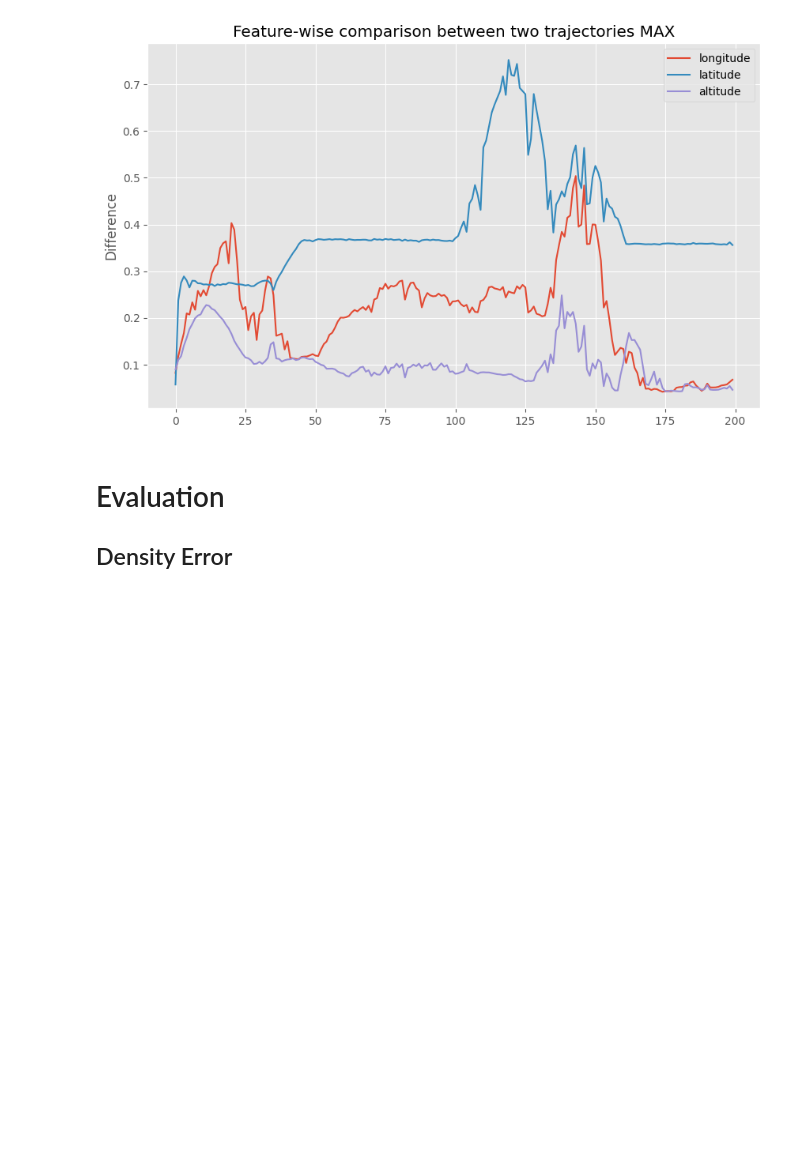
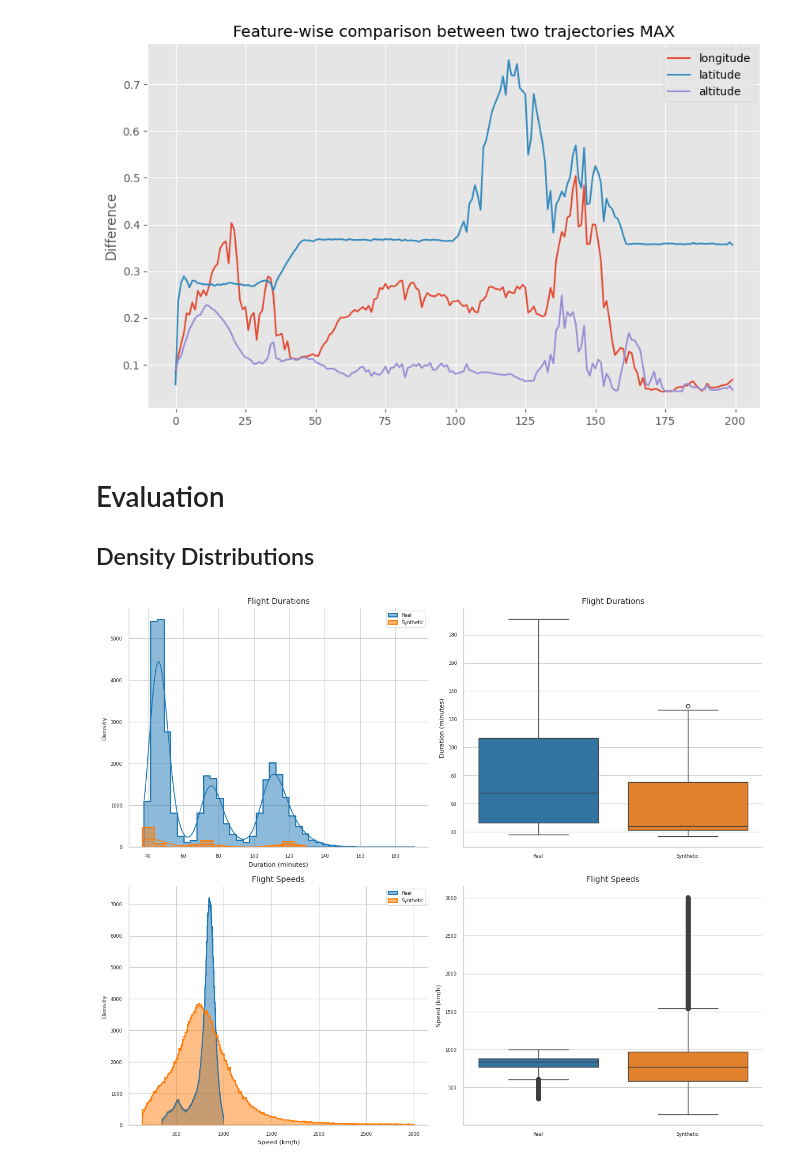
Before and after one commit to SynthAIr/DM_FM_Trajectories, a Jupyter notebook: src/generate_jupiter.ipynb, the cells around one changed output. Saved outputs shown, nothing was run; the diff lists cells and outputs as text; code cells hidden in the pictures; blank space fills up the shorter version.

```diff
--- a/src/generate_jupiter.ipynb
+++ b/src/generate_jupiter.ipynb
@@ -406,4 +406,13 @@ torch.Size([3000, 200])
 [figure]
 # %% [markdown]
 # Evaluation
-## Density Error
+## Density Distributions
+# %%
+import warnings
+warnings.filterwarnings("ignore", category=FutureWarning)
+from traffic.core import Traffic
+training_trajectories_path = "./data/resampled/combined_traffic_resampled_200.pkl"
+training_trajectories = Traffic.from_file(training_trajectories_path)
+#synthetic_trajectories_path = "../data/synthetic_compare/OpenSky_EHAM_LIMC.pkl"
+#synthetic_trajectories = Traffic.from_file(synthetic_trajectories_path)
+synthetic_trajectories = reconstructed_traf
@@ -409,0 +478,59 @@ torch.Size([3000, 200])
+# %%
+import matplotlib.pyplot as plt
+import seaborn as sns
+import warnings
+
+# Suppress specific UserWarnings related to set_xticklabels
+warnings.filterwarnings("ignore", message=".*set_ticklabels.*")
+
+# Set the style for a more professional look
+sns.set_style("whitegrid")
+sns.set_context("paper")
+
+# Create a single figure with two rows and two columns
+fig, axes = plt.subplots(2, 2, figsize=(12, 10))
+
+# Row 1: Flight Durations
+sns.histplot(training_durations, kde=True, element="step", label='Real', color='#1f77b4', linewidth=1.5, ax=axes[0, 0])
+sns.histplot(synthetic_durations, kde=True, element="step", label='Synthetic', color='#ff7f0e', linewidth=1.5, ax=axes[0, 0])
+axes[0, 0].set_title('Flight Durations', fontsize=10)
+axes[0, 0].set_xlabel('Duration (minutes)', fontsize=8)
+axes[0, 0].set_ylabel('Density', fontsize=8)
+axes[0, 0].legend(fontsize=6)
+axes[0, 0].tick_params(labelsize=6)
+
+sns.boxplot(data=[training_durations, synthetic_durations], palette=['#1f77b4', '#ff7f0e'], ax=axes[0, 1])
+axes[0, 1].set_xticklabels(['Real', 'Synthetic'], fontsize=8)
+axes[0, 1].set_title('Flight Durations', fontsize=10)
+axes[0, 1].set_ylabel('Duration (minutes)', fontsize=8)
+axes[0, 1].tick_params(labelsize=6)
+
+# Row 2: Flight Speeds
+sns.histplot(training_speeds, kde=True, element="step", label='Real', color='#1f77b4', linewidth=1.5, ax=axes[1, 0])
+sns.histplot(synthetic_speeds, kde=True, element="step", label='Synthetic', color='#ff7f0e', linewidth=1.5, ax=axes[1, 0])
+axes[1, 0].set_title('Flight Speeds', fontsize=10)
+axes[1, 0].set_xlabel('Speed (km/h)', fontsize=8)
+axes[1, 0].set_ylabel('Density', fontsize=8)
+axes[1, 0].legend(fontsize=6)
+axes[1, 0].tick_params(labelsize=6)
+
+sns.boxplot(data=[training_speeds, synthetic_speeds], palette=['#1f77b4', '#ff7f0e'], ax=axes[1, 1])
+axes[1, 1].set_xticklabels(['Real', 'Synthetic'], fontsize=8)
+axes[1, 1].set_title('Flight Speeds', fontsize=10)
+axes[1, 1].set_ylabel('Speed (km/h)', fontsize=8)
+axes[1, 1].tick_params(labelsize=6)
+
+# Adjust layout and remove top and right spines
+plt.tight_layout()
+for ax in axes.flatten():
+    ax.spines['top'].set_visible(False)
+    ax.spines['right'].set_visible(False)
+
+# Add a main title for the entire figure
+# fig.suptitle('Comparison of Real and Synthetic Flight Data', fontsize=12, y=1.02)
+
+# Save the figure
+#plt.savefig(f"../.figures/distribution_plots_{route_name}.png", bbox_inches='tight')
+plt.show()
+# %% [output]
+[figure, added]
```
Also changed, not shown: parts of 1 cell of this notebook, 2 other files.
